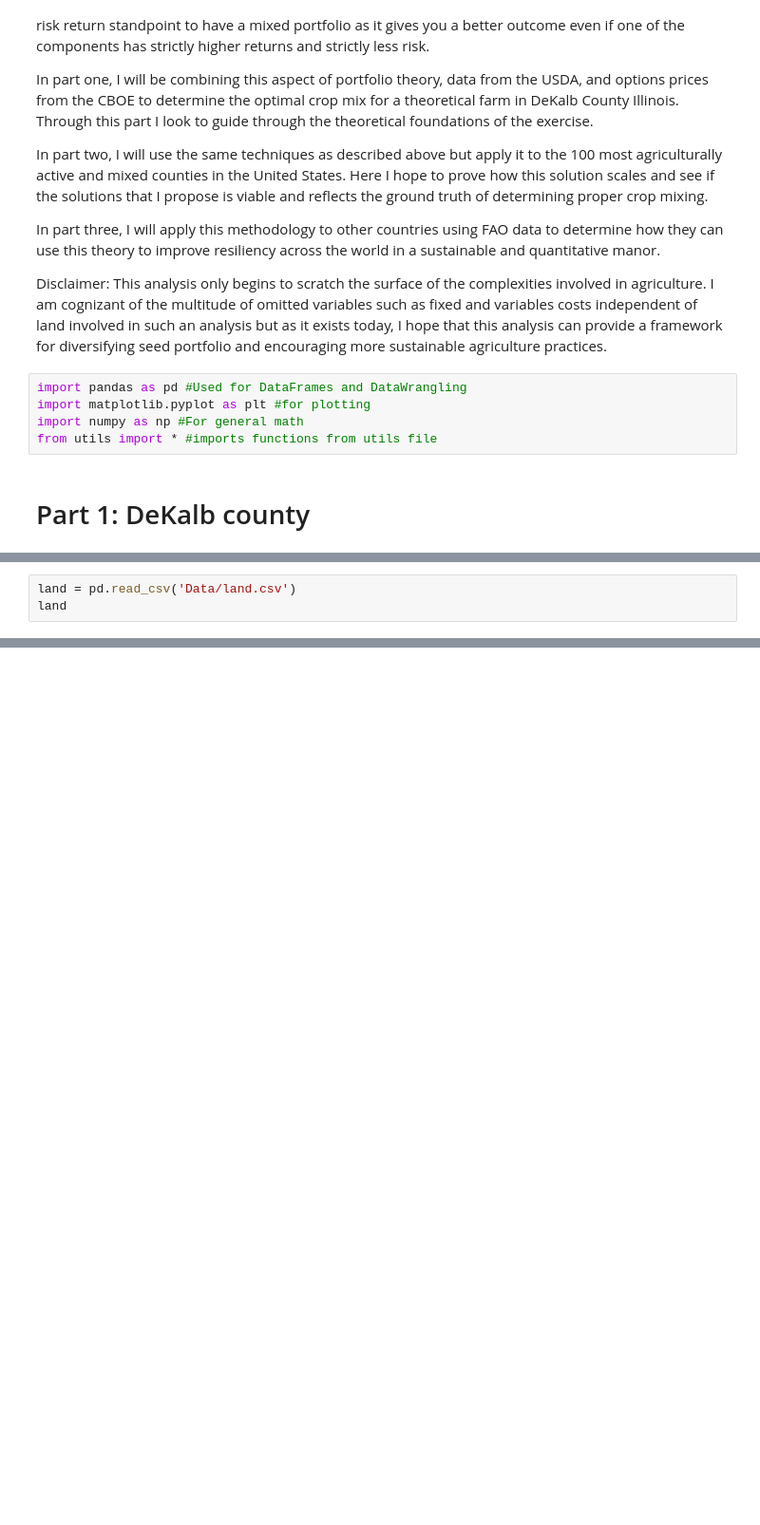
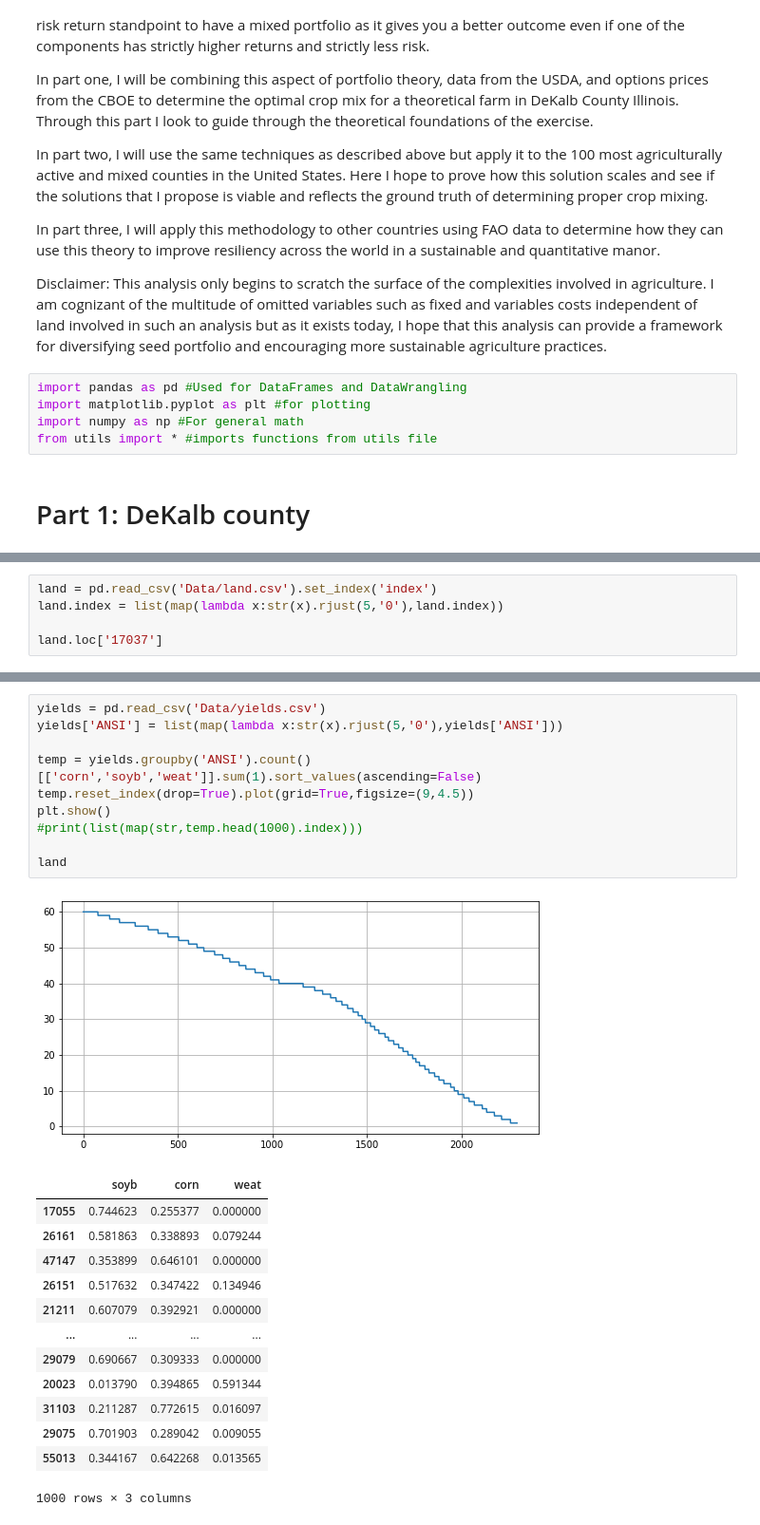
Before and after one commit to dberm312/PriceVol, a Jupyter notebook: Analysis.ipynb, the cells around one changed output, grey strips where cells are left out. Shown at 95% size. Drawn from its saved outputs; the diff is of its cells as text; blank space fills up the shorter version.

```diff
--- a/Analysis.ipynb
+++ b/Analysis.ipynb
@@ -73,5 +80,7 @@ The graphic above demonstrates the fact that, at least in DeKalb County, some mi
 Now, using Google Earth Engine and USDA Data, we scrape the true composite mix of crops being planted in DeKalb County and measure the price volitility optimum of farmers. See EarthEngine.py file for more detail.
 # %%
-land = pd.read_csv('Data/land.csv')
-land
+land = pd.read_csv('Data/land.csv').set_index('index')
+land.index = list(map(lambda x:str(x).rjust(5,'0'),land.index))
+
+land.loc['17037']
 # %% [output]
@@ -92,0 +113,25 @@ land
+# %%
+yields = pd.read_csv('Data/yields.csv')
+yields['ANSI'] = list(map(lambda x:str(x).rjust(5,'0'),yields['ANSI']))
+
+temp = yields.groupby('ANSI').count()[['corn','soyb','weat']].sum(1).sort_values(ascending=False)
+temp.reset_index(drop=True).plot(grid=True,figsize=(9,4.5))
+plt.show()
+#print(list(map(str,temp.head(1000).index)))
+
+land
+# %% [output]
+[figure, added]
+|  | soyb | corn | weat |
+| 17055 | 0.744623 | 0.255377 | 0.000000 |
+| 26161 | 0.581863 | 0.338893 | 0.079244 |
+| 47147 | 0.353899 | 0.646101 | 0.000000 |
+| 26151 | 0.517632 | 0.347422 | 0.134946 |
+| 21211 | 0.607079 | 0.392921 | 0.000000 |
+| ... | ... | ... | ... |
+| 29079 | 0.690667 | 0.309333 | 0.000000 |
+| 20023 | 0.013790 | 0.394865 | 0.591344 |
+| 31103 | 0.211287 | 0.772615 | 0.016097 |
+| 29075 | 0.701903 | 0.289042 | 0.009055 |
+| 55013 | 0.344167 | 0.642268 | 0.013565 |
+1000 rows × 3 columns
```
Also changed, not shown: parts of 24 cells of this notebook, 5 other files.
